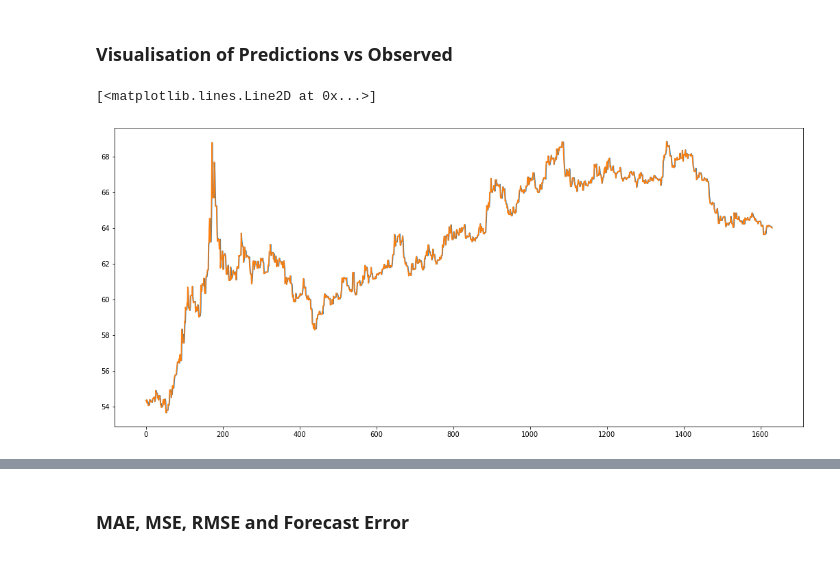
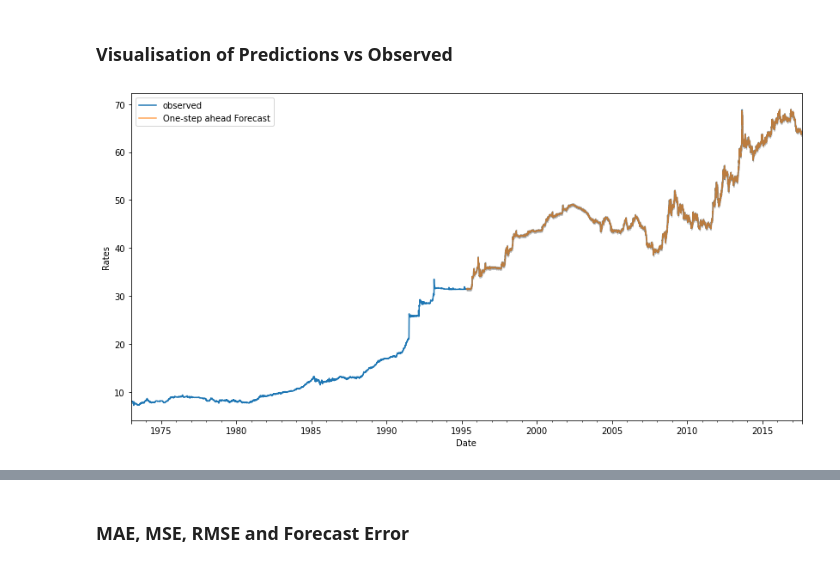
Before and after one commit to Mukesh-BR/Currency-Prediction-ACM, a Jupyter notebook: Time_Series_Analysis.ipynb, the cells around one changed output, grey strips where cells are left out. Cells and saved outputs as stored; diff of their text form; code cells hidden in the pictures.

```diff
--- a/Time_Series_Analysis.ipynb
+++ b/Time_Series_Analysis.ipynb
@@ -203,0 +297,11 @@ SER =  0.14493762955852862
+# %%
+import statsmodels.api as sm
+# walk-forward validation
+predictions = list()
+
+model = sm.tsa.statespace.SARIMAX(resampled_series,
+                            order=(1, 0, 2),
+                            enforce_stationarity=False,
+                            enforce_invertibility=False)
+
+results = model.fit(disp=0)
@@ -203,0 +318,5 @@ SER =  0.14493762955852862
+# %%
+start_date='1995-04-30'
+# %%
+pred = results.get_prediction(start=pd.to_datetime(start_date), dynamic=False)
+pred_ci = pred.conf_int()
@@ -246,8 +404,17 @@ for i in range(len(test_data)):
 # %% [markdown]
 ### Visualisation of Predictions vs Observed
-# %%
-plt.plot(predictions)
-plt.plot(history[train_size:])
-# %% [output]
-[<matplotlib.lines.Line2D at 0x...>]
-[figure, removed]
+# %%
+ax = resampled_series['1973':].plot(label='observed')
+pred.predicted_mean.plot(ax=ax, label='One-step ahead Forecast', alpha=.7, figsize=(14, 7))
+
+ax.fill_between(pred_ci.index,
+                pred_ci.iloc[:, 0],
+                pred_ci.iloc[:, 1], color='k', alpha=.2)
+
+ax.set_xlabel('Date')
+ax.set_ylabel('Rates')
+plt.legend()
+
+plt.show()
+# %% [output]
+[figure, added]
```
Also changed, not shown: parts of 25 cells of this notebook.
